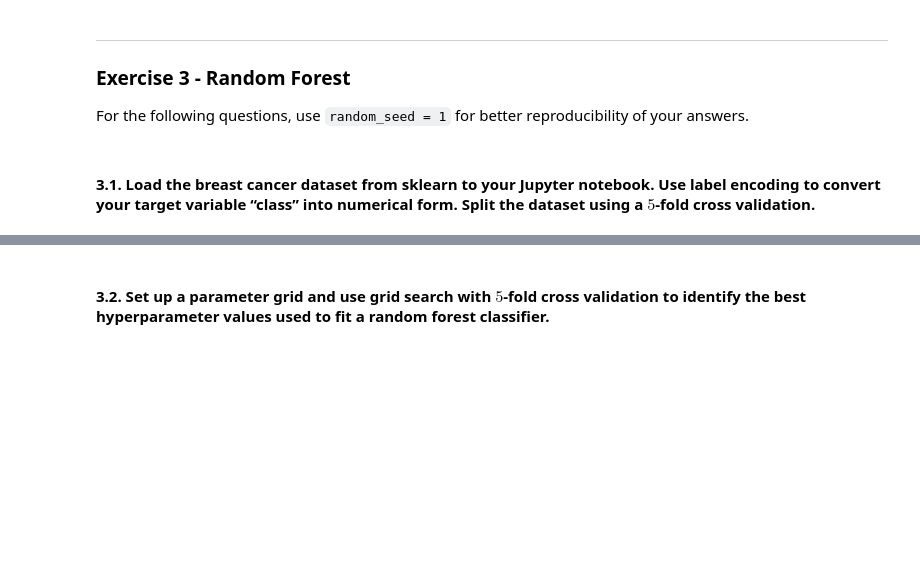
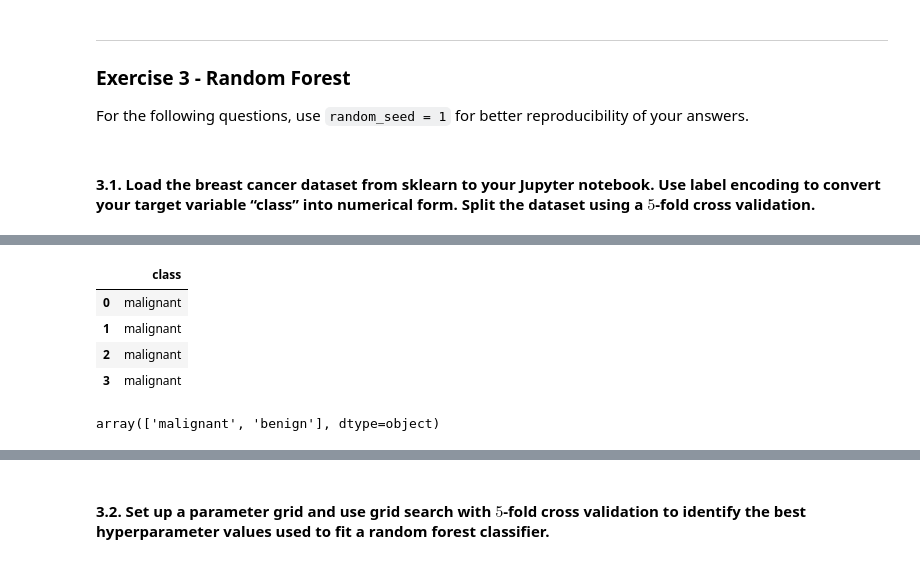
Before and after one commit to FabriceBeaumont/MA-INF_4216_Biomedical_DS_and_AI, a Jupyter notebook: Sheet7/Assignment7_Solutions.ipynb, the cells around one changed output, grey strips where cells are left out. Saved outputs shown, nothing was run; the diff lists cells and outputs as text; code cells hidden in the pictures; blank space fills up the shorter version.

```diff
--- a/Sheet7/Assignment7_Solutions.ipynb
+++ b/Sheet7/Assignment7_Solutions.ipynb
@@ -133,0 +149,13 @@ answers.
+# %%
+cancer_class_data = pd.read_csv('https://raw.githubusercontent.com/D34dP0oL/4216_Biomedical_DS_and_AI/main/Datasets/cancer_class.csv', index_col = 'Unnamed: 0')
+cancer_class_data.head(4)
+# %% [output]
+|  | class |
+| 0 | malignant |
+| 1 | malignant |
+| 2 | malignant |
+| 3 | malignant |
+# %%
+cancer_class_data['class'].unique()
+# %% [output]
+array(['malignant', 'benign'], dtype=object)
```
Also changed, not shown: parts of 9 cells of this notebook.
